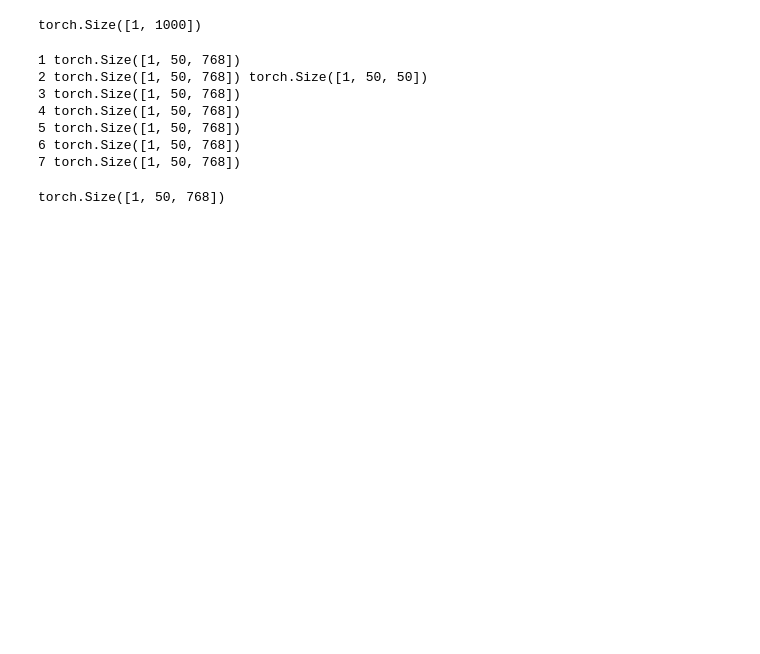
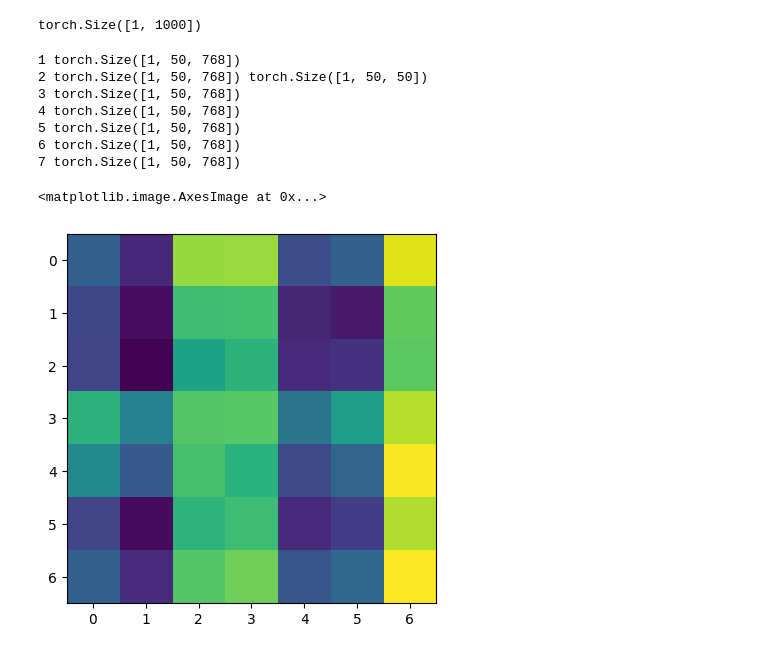
Before and after one commit to yixiao1/CILv2_multiview, a Jupyter notebook: 01_pretrained_vit_explore.ipynb, the cells around one changed output. Drawn from its saved outputs; the diff is of its cells as text; code cells hidden in the pictures; blank space fills up the shorter version.

```diff
--- a/01_pretrained_vit_explore.ipynb
+++ b/01_pretrained_vit_explore.ipynb
@@ -35,0 +30,10 @@ hidden_dim = model.hidden_dim
+# %%
+from PIL import Image
+
+image_size = model.image_size
+patch_size = model.patch_size
+hidden_dim = model.hidden_dim
+
+source_img = Image.open('test_images/rgb_central002282.png')
+source_img = source_img.resize((image_size, image_size))
+source_img = torchvision.transforms.ToTensor()(source_img).unsqueeze(0)  # [1, 3, 224, 224]
@@ -314,13 +314,13 @@ print(x.shape)
 torch.Size([1, 1000])
 # %%
 # Just for the first layer
-n, c, h, w = random_img.shape
+n, c, h, w = source_img.shape
 patch_size = model.patch_size
 
 n_h = h // patch_size
 n_w = w // patch_size
 
-x = model.conv_proj(random_img)  # [1, 768, 7, 7]
+x = model.conv_proj(source_img)  # [1, 768, 7, 7]
 x = x.reshape(n, model.hidden_dim, n_h * n_w).permute(0, 2, 1)  # [1, 49, 768]
 
 batch_class_token = model.class_token.expand(n, -1, -1)  # [1, 1, 768]
@@ -331,7 +331,7 @@ layer0 = getattr(model.encoder.layers, f'encoder_layer_{0}')
 
 x0 = layer0.ln_1(x)
 print(1, x0.shape)
-x0, a = layer0.self_attention(x0, x0, x0, need_weights=True)  # THIS IS IT MOTHELDJFSFD
+x0, a = layer0.self_attention(x0, x0, x0, need_weights=True, average_attn_weights=True)  # THIS IS IT MOTHELDJFSFD
 print(2, x0.shape, a.shape)
 x0 = layer0.dropout(x0)
 print(3, x0.shape)
@@ -352,7 +352,8 @@ print(7, x2.shape)
 5 torch.Size([1, 50, 768])
 6 torch.Size([1, 50, 768])
 7 torch.Size([1, 50, 768])
-# %%
-x.shape
-# %% [output]
-torch.Size([1, 50, 768])
+# %%
+plt.imshow(a[0][0, 1:].view(7,7).cpu().detach().numpy())
+# %% [output]
+<matplotlib.image.AxesImage at 0x...>
+[figure, added]
```
Also changed, not shown: parts of 24 cells of this notebook, 14 other files.
